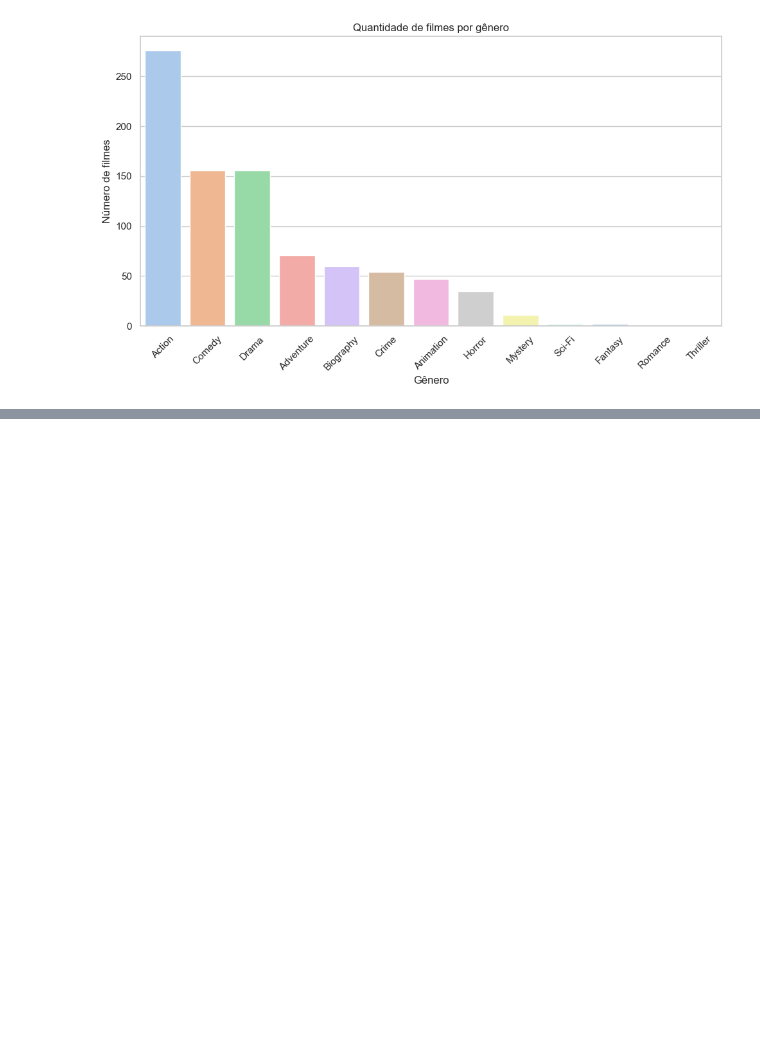
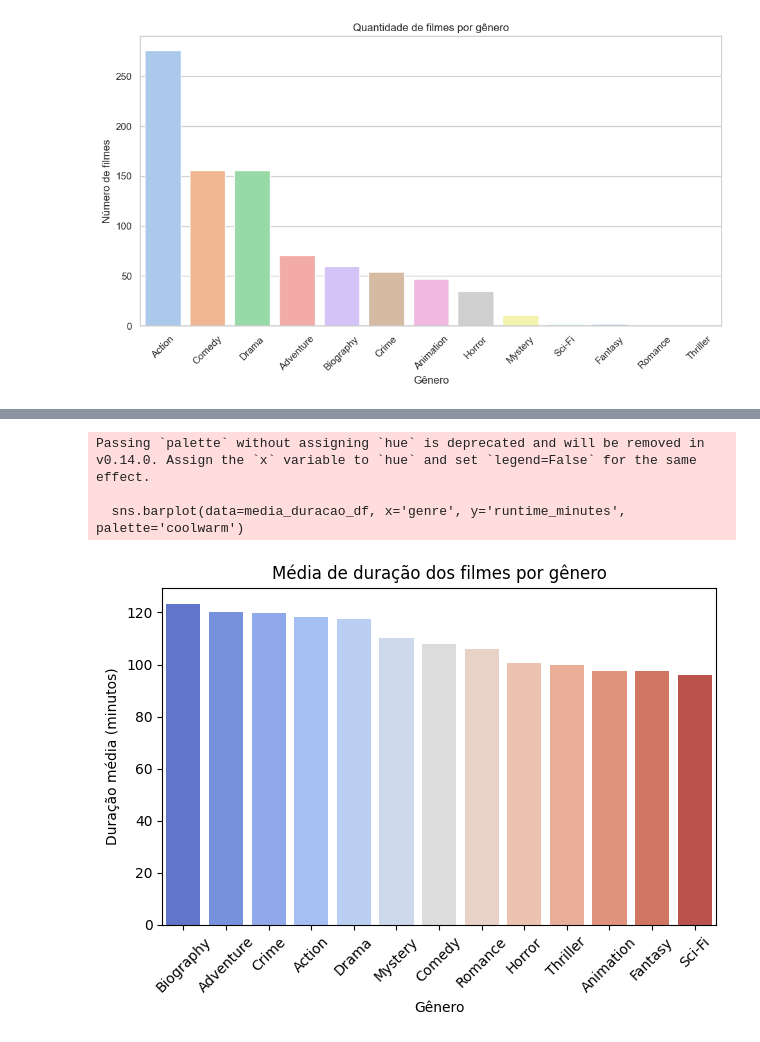
Before and after one commit to TeacherSamanthaSilva/AnaliseDadosFilmesSeaborn, a Jupyter notebook: filmes.ipynb, the cells around one changed output, grey strips where cells are left out. Saved outputs shown, nothing was run; the diff lists cells and outputs as text; code cells hidden in the pictures; blank space fills up the shorter version.

```diff
--- a/filmes.ipynb
+++ b/filmes.ipynb
@@ -395,0 +442,44 @@ Passing `palette` without assigning `hue` is deprecated and will be removed in v
+# %%
+# 📦 Importando bibliotecas
+import pandas as pd
+import seaborn as sns
+import matplotlib.pyplot as plt
+import numpy as np
+
+# 📂 Carregando o dataset
+df = pd.read_csv('movies.csv')  # substitua pelo nome correto do seu arquivo
+
+# 🧼 Padronizando nomes de colunas
+df.columns = (
+    df.columns
+    .str.lower()
+    .str.replace(' ', '_')
+    .str.replace('(', '')
+    .str.replace(')', '')
+)
+
+# 🧹 Limpando dados essenciais
+df = df.dropna(subset=['rating', 'runtime_minutes', 'genre', 'revenue_millions'])
+df['runtime_minutes'] = pd.to_numeric(df['runtime_minutes'], errors='coerce')
+df['year'] = pd.to_numeric(df['year'], errors='coerce')
+df['revenue_millions'] = pd.to_numeric(df['revenue_millions'], errors='coerce')
+df = df.drop_duplicates()
+df['genre'] = df['genre'].str.split(',').str[0]
+
+# ⏱️ Média de duração por gênero
+media_duracao = df.groupby('genre')['runtime_minutes'].mean().sort_values(ascending=False)
+media_duracao_df = media_duracao.reset_index()
+
+# 📊 Gráfico de barras
+sns.barplot(data=media_duracao_df, x='genre', y='runtime_minutes', palette='coolwarm')
+plt.title('Média de duração dos filmes por gênero')
+plt.xlabel('Gênero')
+plt.ylabel('Duração média (minutos)')
+plt.xticks(rotation=45)
+plt.tight_layout()
+plt.show()
+# %% [output]
+Passing `palette` without assigning `hue` is deprecated and will be removed in v0.14.0. Assign the `x` variable to `hue` and set `legend=False` for the same effect.
+
+  sns.barplot(data=media_duracao_df, x='genre', y='runtime_minutes', palette='coolwarm')
+[figure, added]
```
Also changed, not shown: parts of 17 cells of this notebook.
